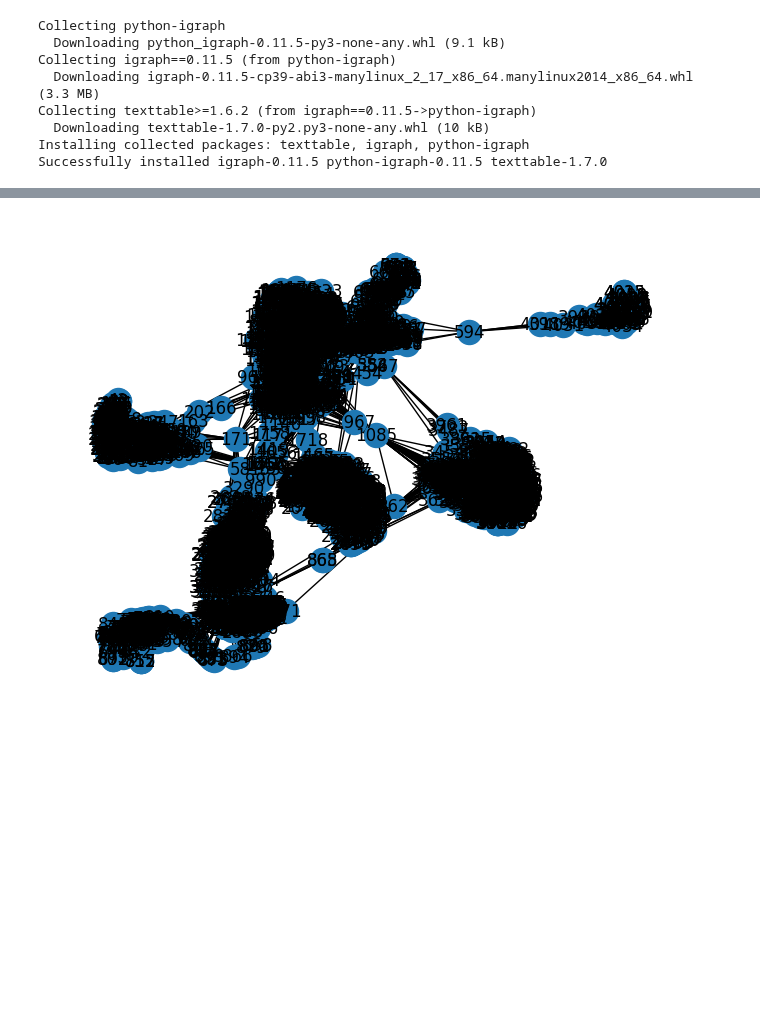
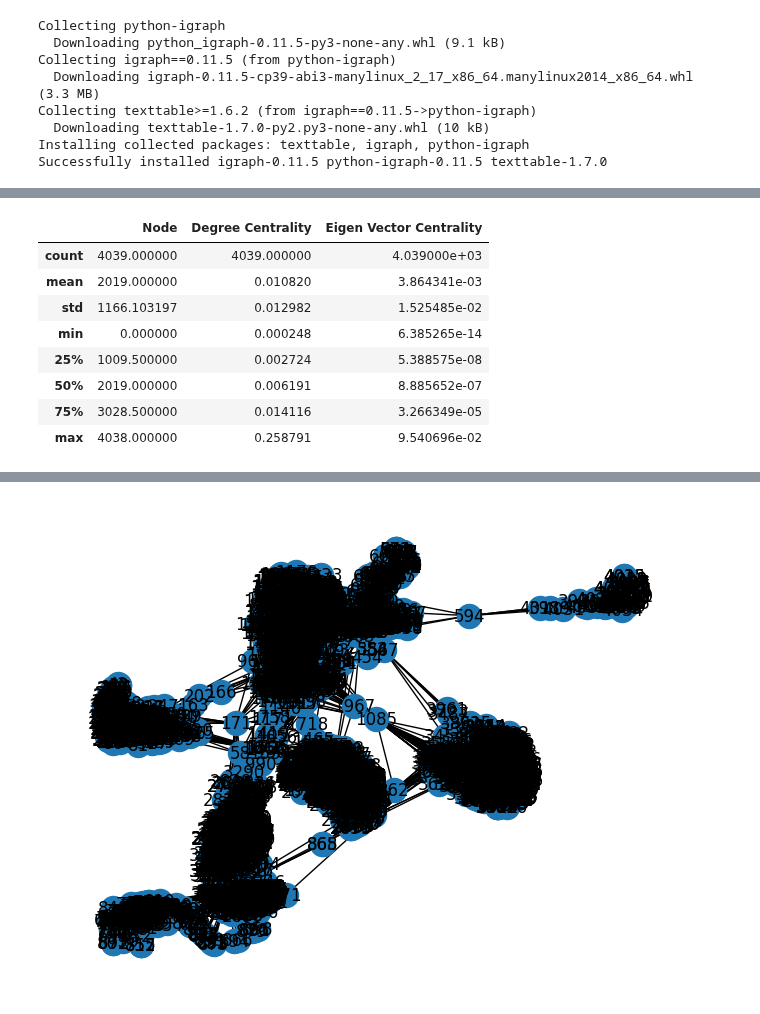
Before and after one commit to umeshrawat/MachineLearning, a Jupyter notebook: Unsupervised_Classification/SocialClusters/src/SocialClusters.ipynb, the cells around one changed output, grey strips where cells are left out. Drawn from its saved outputs; the diff is of its cells as text; code cells hidden in the pictures; blank space fills up the shorter version.

```diff
--- a/Unsupervised_Classification/SocialClusters/src/SocialClusters.ipynb
+++ b/Unsupervised_Classification/SocialClusters/src/SocialClusters.ipynb
@@ -40,6 +40,7 @@ degreeDataFrame = pd.DataFrame(degree_centrality.items(), columns=['Node', 'Degr
 pd.set_option('display.max_rows', None)
 pd.set_option('display.max_columns', None)
 degreeDataFrame_sorted = degreeDataFrame.sort_values('Degree Centrality', ascending=False)
+degreeDataFrame_sorted.reset_index(drop=True, inplace=True)
 print(degreeDataFrame_sorted)
 # %% [output]
 Graph with 4039 nodes and 88234 edges
@@ -63,0 +66,8 @@ The above Dataframe represents the
+# %%
+#Calculate Eigen Vector Centrality
+
+# Calculate eigenvector centrality
+eigenVectorcentrality = nx.eigenvector_centrality(nx_graph)
+
+eigenVectorDataFrame = pd.DataFrame(eigenVectorcentrality.items(), columns=['Node', 'Eigen Vector Centrality'])
+print(eigenVectorDataFrame)
@@ -63,0 +92,14 @@ The above Dataframe represents the
+# %%
+#merge the 2 data frames
+socialClusterDataFrame = pd.merge(degreeDataFrame_sorted, eigenVectorDataFrame,on = 'Node')
+socialClusterDataFrame.describe()
+# %% [output]
+|  | Node | Degree Centrality | Eigen Vector Centrality |
+| count | 4039.000000 | 4039.000000 | 4.039000e+03 |
+| mean | 2019.000000 | 0.010820 | 3.864341e-03 |
+| std | 1166.103197 | 0.012982 | 1.525485e-02 |
+| min | 0.000000 | 0.000248 | 6.385265e-14 |
+| 25% | 1009.500000 | 0.002724 | 5.388575e-08 |
+| 50% | 2019.000000 | 0.006191 | 8.885652e-07 |
+| 75% | 3028.500000 | 0.014116 | 3.266349e-05 |
+| max | 4038.000000 | 0.258791 | 9.540696e-02 |
```
Also changed, not shown: parts of 8 cells of this notebook.
